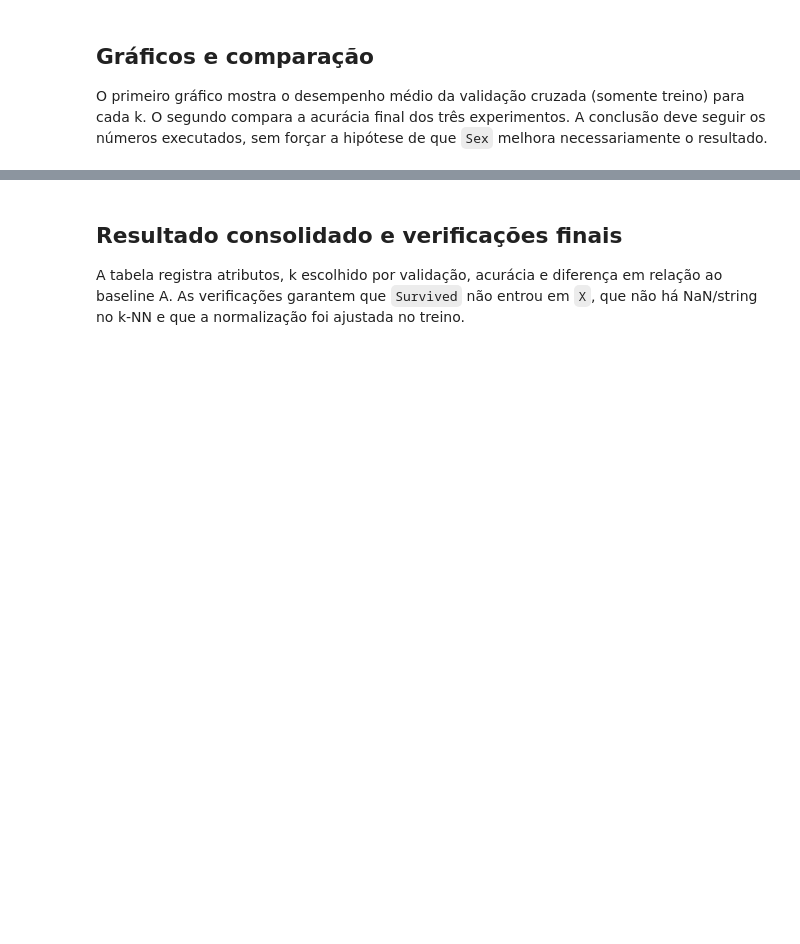
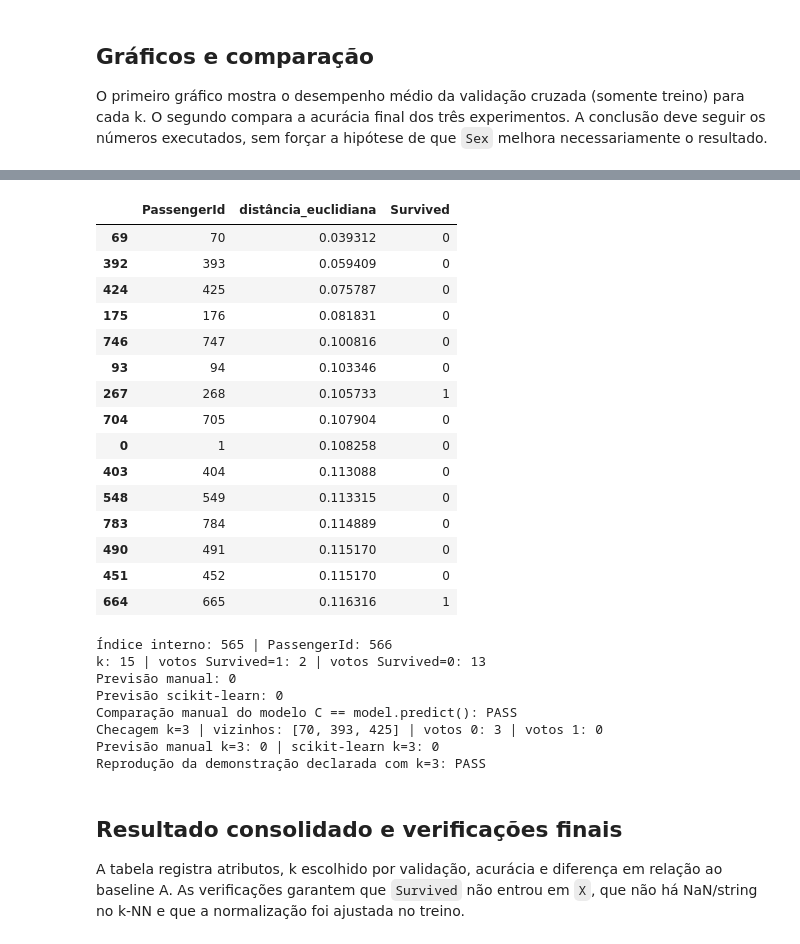
Before and after one commit to wellingtonspdev/knn-titanic-fatec, a Jupyter notebook: notebooks/knn_titanic.ipynb, the cells around one changed output, grey strips where cells are left out. Saved outputs shown, nothing was run; the diff lists cells and outputs as text; code cells hidden in the pictures; blank space fills up the shorter version.

```diff
--- a/notebooks/knn_titanic.ipynb
+++ b/notebooks/knn_titanic.ipynb
@@ -187,0 +325,41 @@ plt.show()
+# %%
+manual_result = experiments['C']
+X_train_c = manual_result['X_train']
+X_test_c = manual_result['X_test']
+manual_index = X_test_c.index[0]
+manual_query = X_test_c.loc[manual_index]
+
+# Distância Euclidiana da consulta a todos os vetores de treino já preparados e escalados.
+distances = ((X_train_c - manual_query) ** 2).sum(axis=1).pow(0.5).sort_values()
+nearest_indices = distances.head(manual_result['k']).index
+neighbors = pd.DataFrame({
+    'PassengerId': train_raw.loc[nearest_indices, 'PassengerId'],
+    'distância_euclidiana': distances.loc[nearest_indices],
+    'Survived': y_train.loc[nearest_indices],
+}).sort_values('distância_euclidiana')
+
+query_display = X_test_c.loc[[manual_index]].copy()
+query_display.insert(0, 'PassengerId', test_raw.loc[manual_index, 'PassengerId'])
+display(query_display)
+display(neighbors)
+
+manual_prediction = int(neighbors['Survived'].sum() > manual_result['k'] / 2)
+sklearn_prediction = int(manual_result['model'].predict(X_test_c.loc[[manual_index]])[0])
+print(f"Índice interno: {manual_index} | PassengerId: {test_raw.loc[manual_index, 'PassengerId']}")
+print(f"k: {manual_result['k']} | votos Survived=1: {int(neighbors['Survived'].sum())} | votos Survived=0: {int((neighbors['Survived'] == 0).sum())}")
+print(f'Previsão manual: {manual_prediction}')
+print(f'Previsão scikit-learn: {sklearn_prediction}')
+assert manual_prediction == sklearn_prediction
+print('Comparação manual do modelo C == model.predict(): PASS')
+
+# Reproduz também a demonstração originalmente declarada para k=3.
+legacy_k = 3
+legacy_neighbors = neighbors.head(legacy_k)
+legacy_manual_prediction = int(legacy_neighbors['Survived'].sum() > legacy_k / 2)
+legacy_model_prediction = int(KNeighborsClassifier(n_neighbors=legacy_k).fit(X_train_c, y_train).predict(X_test_c.loc[[manual_index]])[0])
+print(f"Checagem k=3 | vizinhos: {legacy_neighbors['PassengerId'].tolist()} | votos 0: {int((legacy_neighbors['Survived'] == 0).sum())} | votos 1: {int(legacy_neighbors['Survived'].sum())}")
+print(f'Previsão manual k=3: {legacy_manual_prediction} | scikit-learn k=3: {legacy_model_prediction}')
+assert legacy_neighbors['PassengerId'].tolist() == [70, 393, 425]
+assert legacy_manual_prediction == legacy_model_prediction == 0
+print('Reprodução da demonstração declarada com k=3: PASS')
+# %% [output]
@@ -188,3 +368,27 @@ plt.show()
+|  | PassengerId | distância_euclidiana | Survived |
+| 69 | 70 | 0.039312 | 0 |
+| 392 | 393 | 0.059409 | 0 |
+| 424 | 425 | 0.075787 | 0 |
+| 175 | 176 | 0.081831 | 0 |
+| 746 | 747 | 0.100816 | 0 |
+| 93 | 94 | 0.103346 | 0 |
+| 267 | 268 | 0.105733 | 1 |
+| 704 | 705 | 0.107904 | 0 |
+| 0 | 1 | 0.108258 | 0 |
+| 403 | 404 | 0.113088 | 0 |
+| 548 | 549 | 0.113315 | 0 |
+| 783 | 784 | 0.114889 | 0 |
+| 490 | 491 | 0.115170 | 0 |
+| 451 | 452 | 0.115170 | 0 |
+| 664 | 665 | 0.116316 | 1 |
+Índice interno: 565 | PassengerId: 566
+k: 15 | votos Survived=1: 2 | votos Survived=0: 13
+Previsão manual: 0
+Previsão scikit-learn: 0
+Comparação manual do modelo C == model.predict(): PASS
+Checagem k=3 | vizinhos: [70, 393, 425] | votos 0: 3 | votos 1: 0
+Previsão manual k=3: 0 | scikit-learn k=3: 0
+Reprodução da demonstração declarada com k=3: PASS
 # %% [markdown]
 ## Resultado consolidado e verificações finais
 
```
Also changed, not shown: parts of 15 cells of this notebook, 8 other files.
